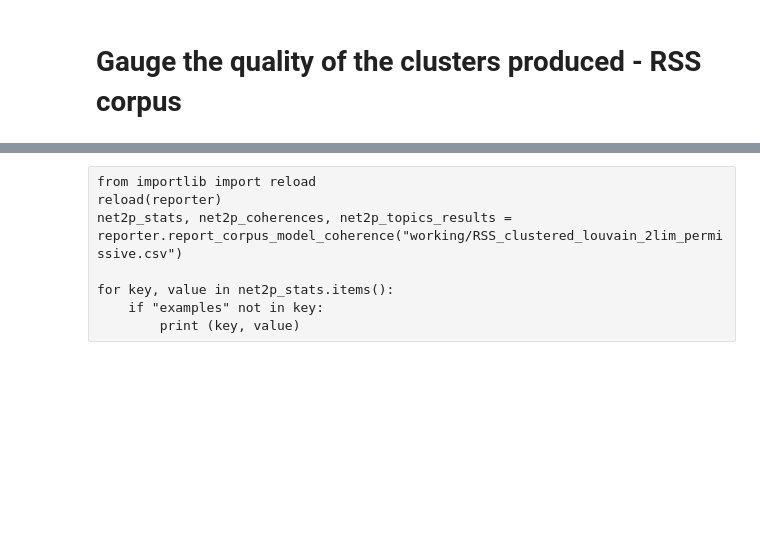
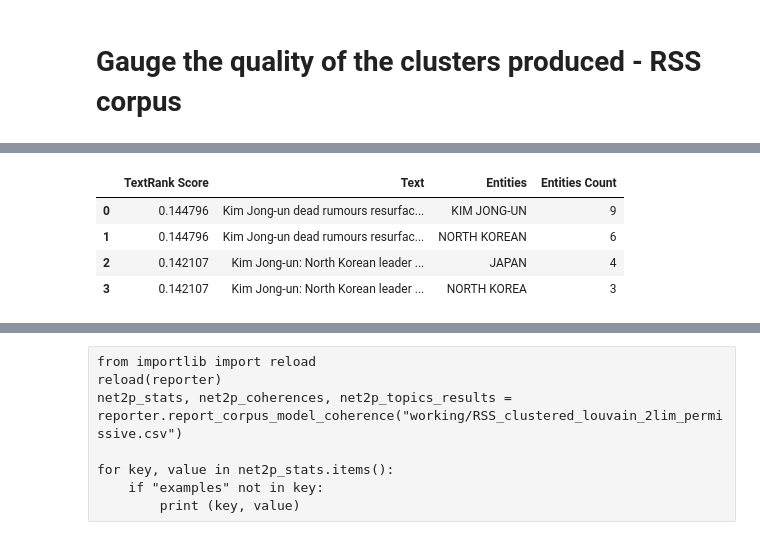
Before and after one commit to MartinChrisWood/news_crow, a Jupyter notebook: 04_clustering_metrics_RSS.ipynb, the cells around one changed output, grey strips where cells are left out. Saved outputs shown, nothing was run; the diff lists cells and outputs as text; code cells hidden in the pictures; blank space fills up the shorter version.

```diff
--- a/04_clustering_metrics_RSS.ipynb
+++ b/04_clustering_metrics_RSS.ipynb
@@ -42,0 +34,9 @@ Percent clustered docs 33.9
+# %%
+# Formatted best examples
+reporter.format_examples(w2v_stats['examples_best_performant'][0])
+# %% [output]
+|  | TextRank Score | Text | Entities | Entities Count |
+| 0 | 0.144796 | Kim Jong-un dead rumours resurfac... | KIM JONG-UN | 9 |
+| 1 | 0.144796 | Kim Jong-un dead rumours resurfac... | NORTH KOREAN | 6 |
+| 2 | 0.142107 | Kim Jong-un: North Korean leader ... | JAPAN | 4 |
+| 3 | 0.142107 | Kim Jong-un: North Korean leader ... | NORTH KOREA | 3 |
```
Also changed, not shown: parts of 19 cells of this notebook, 8 other files.
